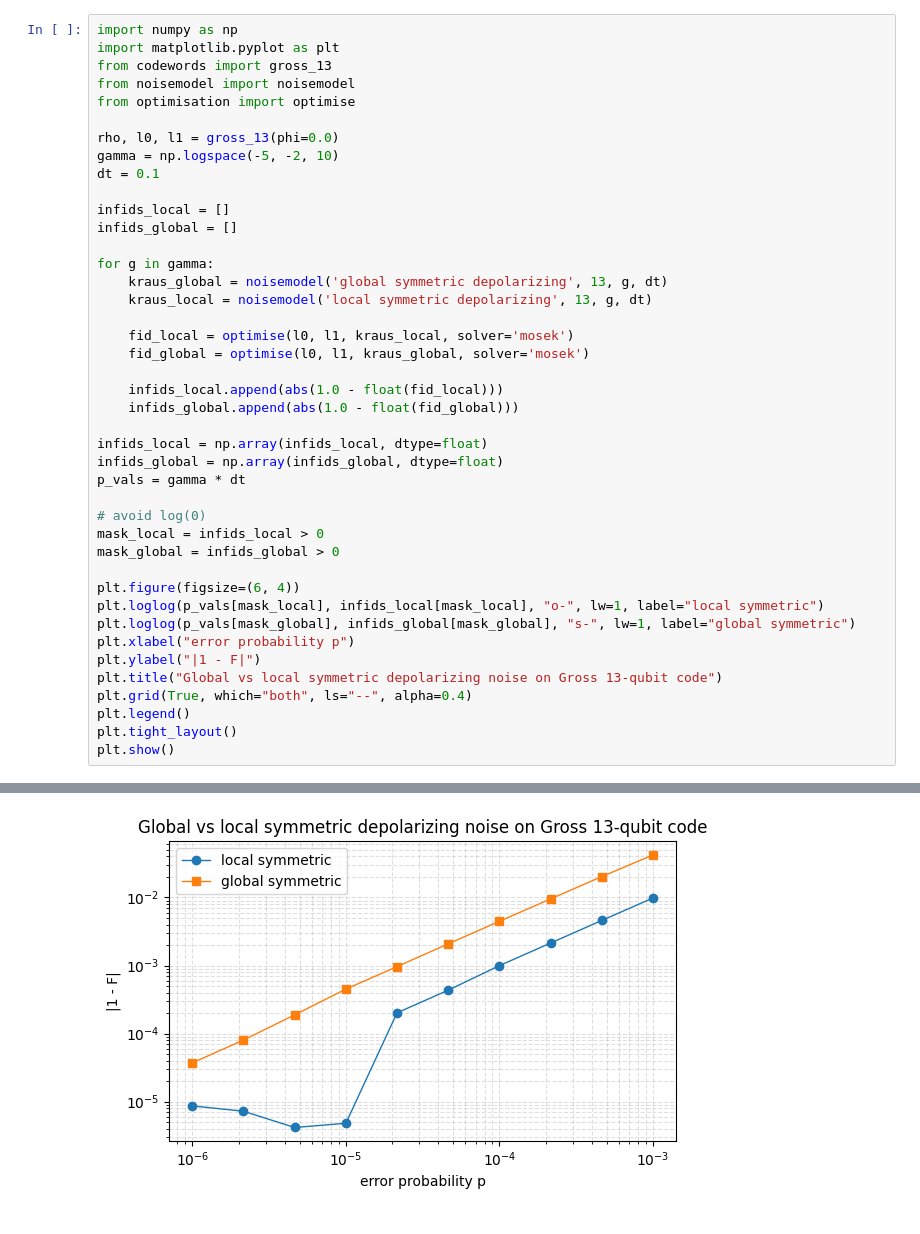
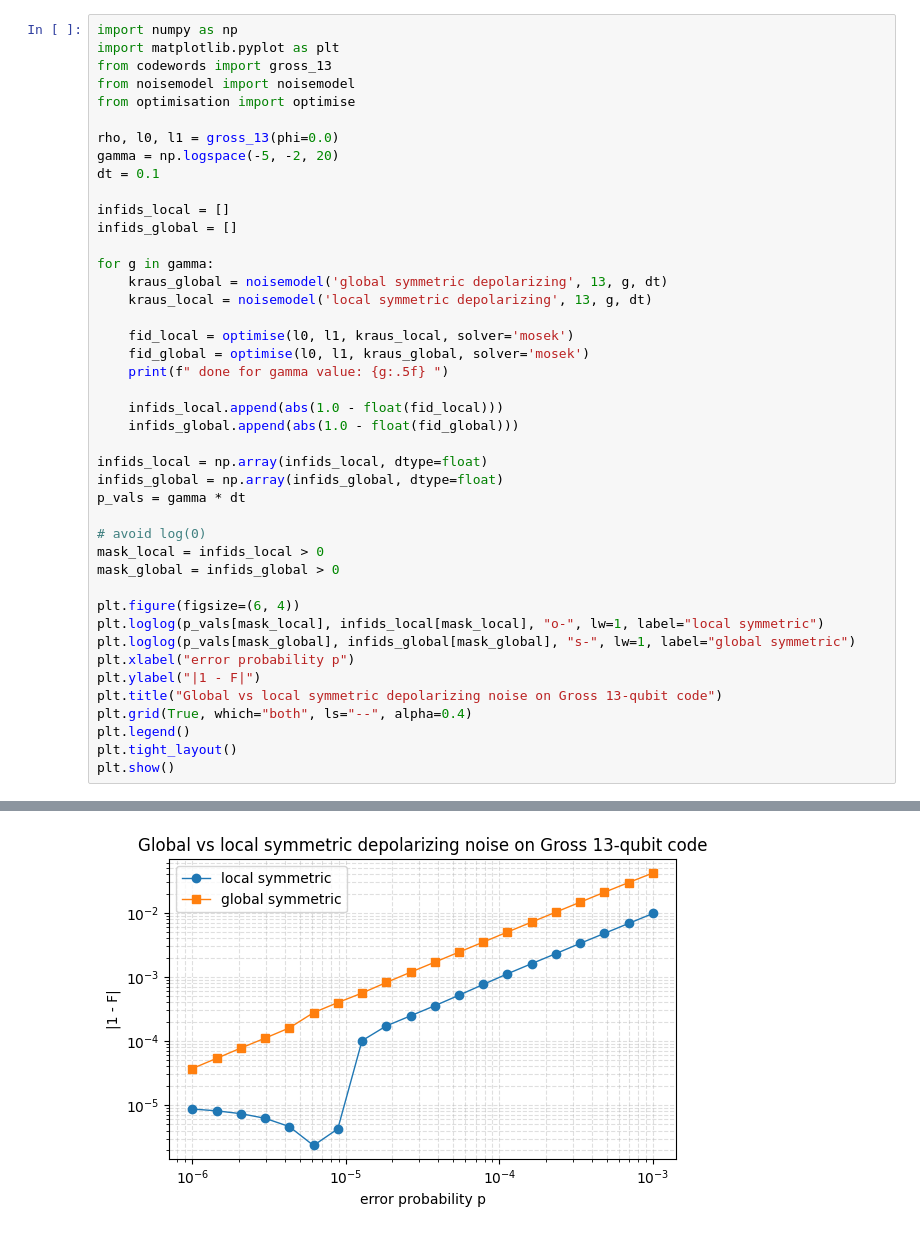
Before and after one commit to OmprakashChandra/qer-pi, a Jupyter notebook: python/testing.ipynb, the cells around one changed output, grey strips where cells are left out. Drawn from its saved outputs; the diff is of its cells as text.

```diff
--- a/python/testing.ipynb
+++ b/python/testing.ipynb
@@ -16,7 +17,7 @@ from noisemodel import noisemodel
 from optimisation import optimise
 
 rho, l0, l1 = gross_13(phi=0.0)
-gamma = np.logspace(-5, -2, 10)
+gamma = np.logspace(-5, -2, 20)
 dt = 0.1
 
 infids_local = []
@@ -28,6 +29,7 @@ for g in gamma:
 
     fid_local = optimise(l0, l1, kraus_local, solver='mosek')
     fid_global = optimise(l0, l1, kraus_global, solver='mosek')
+    print(f" done for gamma value: {g:.5f} ")
 
     infids_local.append(abs(1.0 - float(fid_local)))
     infids_global.append(abs(1.0 - float(fid_global)))
@@ -54 +76 @@ plt.show()
-[figure, old version]
+[figure, new version]
```
Also changed, not shown: parts of 7 cells of this notebook, 1 other file.
